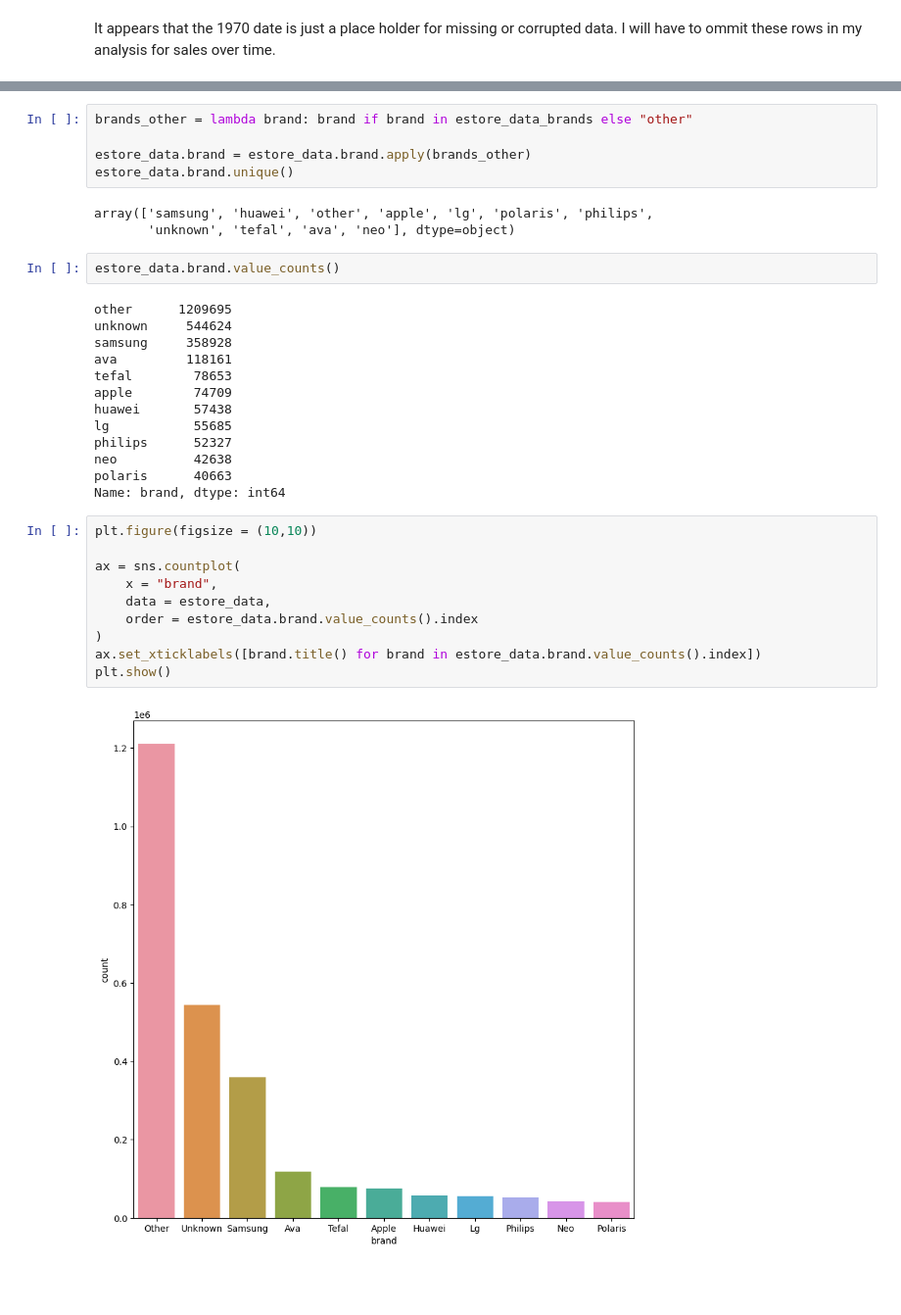
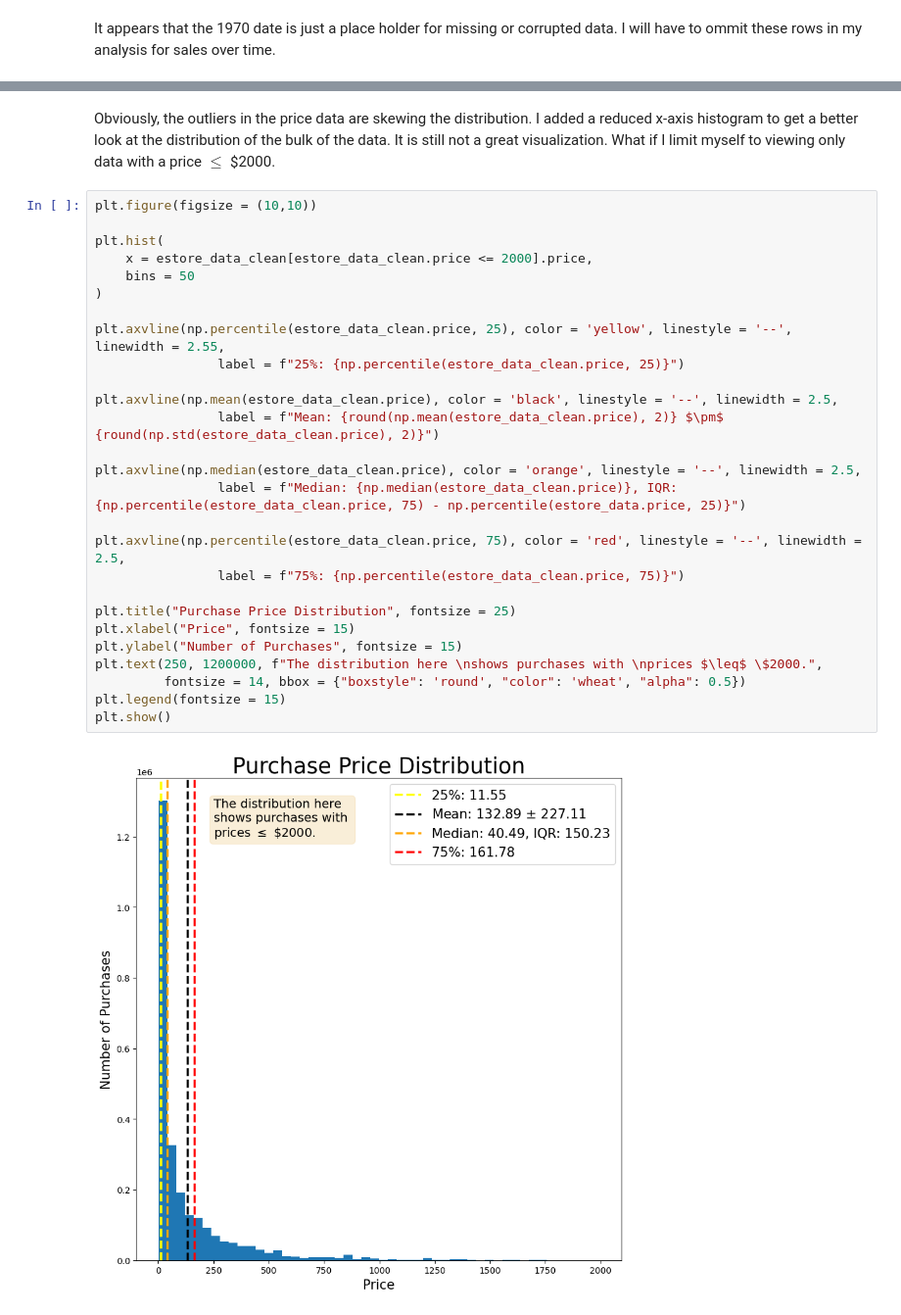
Before and after one commit to zcronk62/electronic_store_project, a Jupyter notebook: Estore_Portfolio_Project.ipynb, the cells around one changed output, grey strips where cells are left out. Shown at 98% size. Cells and saved outputs as stored; diff of their text form; blank space fills up the shorter version.

```diff
--- a/Estore_Portfolio_Project.ipynb
+++ b/Estore_Portfolio_Project.ipynb
@@ -430,35 +447,31 @@ Index(['unknown', 'samsung', 'ava', 'tefal', 'apple', 'huawei', 'lg',
-# %%
-brands_other = lambda brand: brand if brand in estore_data_brands else "other"
-
-estore_data.brand = estore_data.brand.apply(brands_other)
-estore_data.brand.unique()
-# %% [output]
-array(['samsung', 'huawei', 'other', 'apple', 'lg', 'polaris', 'philips',
-       'unknown', 'tefal', 'ava', 'neo'], dtype=object)
-# %%
-estore_data.brand.value_counts()
-# %% [output]
-other      1209695
-unknown     544624
-samsung     358928
-ava         118161
-tefal        78653
-apple        74709
-huawei       57438
-lg           55685
-philips      52327
-neo          42638
-polaris      40663
-Name: brand, dtype: int64
-# %%
-plt.figure(figsize = (10,10))
-
-ax = sns.countplot(
-    x = "brand",
-    data = estore_data,
-    order = estore_data.brand.value_counts().index
-)
-ax.set_xticklabels([brand.title() for brand in estore_data.brand.value_counts().index])
-plt.show()
-# %% [output]
-[figure, removed]
+# %% [markdown]
+Obviously, the outliers in the price data are skewing the distribution. I added a reduced x-axis histogram to get a better look at the distribution of the bulk of the data. It is still not a great visualization. What if I limit myself to viewing only data with a price $\leq$ $2000.
+# %%
+plt.figure(figsize = (10,10))
+
+plt.hist(
+    x = estore_data_clean[estore_data_clean.price <= 2000].price,
+    bins = 50
+)
+
+plt.axvline(np.percentile(estore_data_clean.price, 25), color = 'yellow', linestyle = '--', linewidth = 2.55,
+                label = f"25%: {np.percentile(estore_data_clean.price, 25)}")
+
+plt.axvline(np.mean(estore_data_clean.price), color = 'black', linestyle = '--', linewidth = 2.5,
+                label = f"Mean: {round(np.mean(estore_data_clean.price), 2)} $\pm$ {round(np.std(estore_data_clean.price), 2)}")
+
+plt.axvline(np.median(estore_data_clean.price), color = 'orange', linestyle = '--', linewidth = 2.5,
+                label = f"Median: {np.median(estore_data_clean.price)}, IQR: {np.percentile(estore_data_clean.price, 75) - np.percentile(estore_data.price, 25)}")
+
+plt.axvline(np.percentile(estore_data_clean.price, 75), color = 'red', linestyle = '--', linewidth = 2.5,
+                label = f"75%: {np.percentile(estore_data_clean.price, 75)}")
+
+plt.title("Purchase Price Distribution", fontsize = 25)
+plt.xlabel("Price", fontsize = 15)
+plt.ylabel("Number of Purchases", fontsize = 15)
+plt.text(250, 1200000, f"The distribution here \nshows purchases with \nprices $\leq$ \$2000.",
+         fontsize = 14, bbox = {"boxstyle": 'round', "color": 'wheat', "alpha": 0.5})
+plt.legend(fontsize = 15)
+plt.show()
+# %% [output]
+[figure, added]
```
Also changed, not shown: parts of 71 cells of this notebook.
